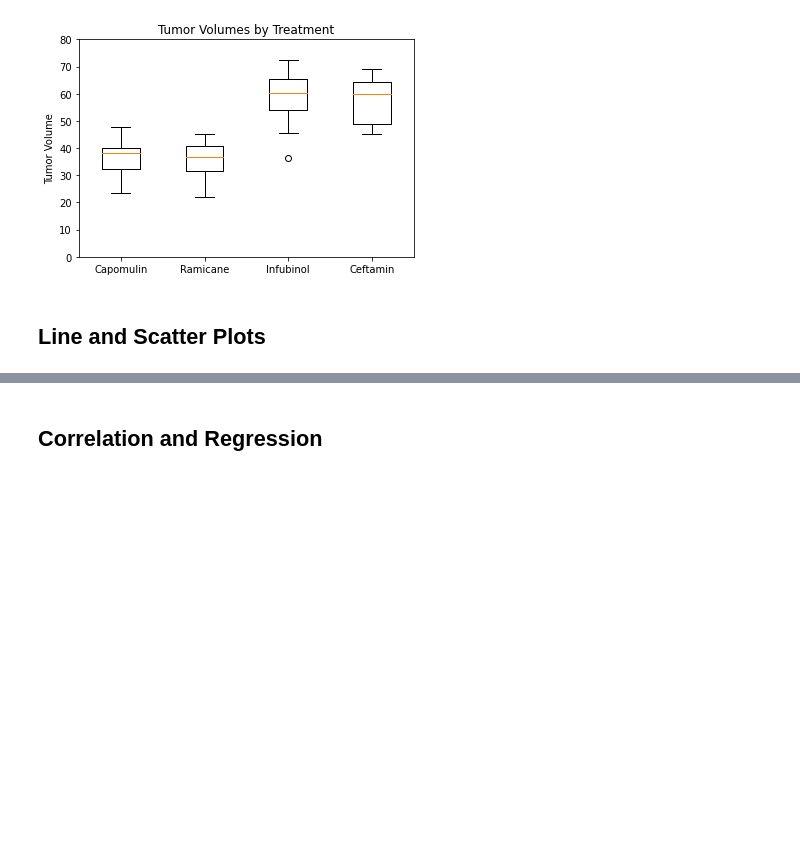
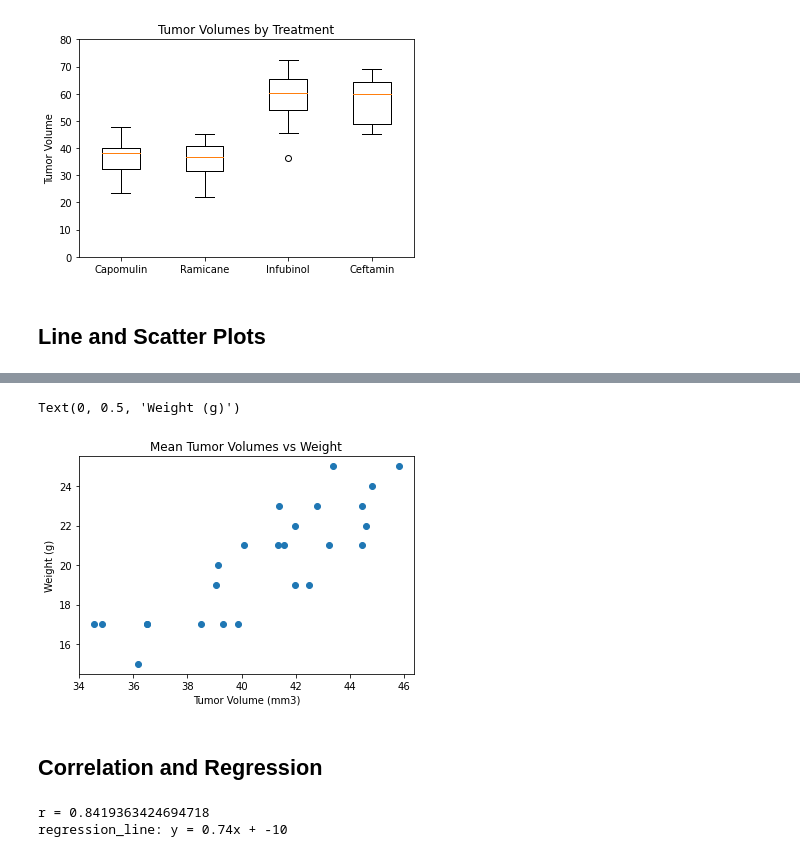
Before and after one commit to owenmeyer3/matplotlib-challenge, a Jupyter notebook: Instructions/Pymaceuticals/pymaceuticals_starter.ipynb, the cells around one changed output, grey strips where cells are left out. Saved outputs shown, nothing was run; the diff lists cells and outputs as text; code cells hidden in the pictures; blank space fills up the shorter version.

```diff
--- a/Instructions/Pymaceuticals/pymaceuticals_starter.ipynb
+++ b/Instructions/Pymaceuticals/pymaceuticals_starter.ipynb
@@ -264,7 +288,24 @@ Text(0, 0.5, 'Tumor Volume')
 # %%
 # Generate a scatter plot of average tumor volume vs. mouse weight for the Capomulin regimen
+capMice = pharm_data_cln_CRIC[pharm_data_cln_CRIC['Drug Regimen'] == 'Capomulin']
+capMice
+meanVol = capMice.groupby('Mouse ID').mean()
+plt.scatter(meanVol['Tumor Volume (mm3)'], meanVol['Weight (g)'])
+plt.title('Mean Tumor Volumes vs Weight')
+plt.xlabel('Tumor Volume (mm3)')
+plt.ylabel('Weight (g)')
+# %% [output]
+Text(0, 0.5, 'Weight (g)')
+[figure, added]
 # %% [markdown]
 ## Correlation and Regression
 # %%
 # Calculate the correlation coefficient and linear regression model
 # for mouse weight and average tumor volume for the Capomulin regimen
+linRegObj = st.linregress(meanVol['Tumor Volume (mm3)'],meanVol['Weight (g)'])
+linRegObj
+print('r = ' + str(linRegObj.rvalue))
+print('regression_line: y = ' + str(round(linRegObj.slope, 2)) + 'x + '+ str(round(linRegObj.intercept)))
+# %% [output]
+r = 0.8419363424694718
+regression_line: y = 0.74x + -10
```
Also changed, not shown: parts of 3 cells of this notebook.
